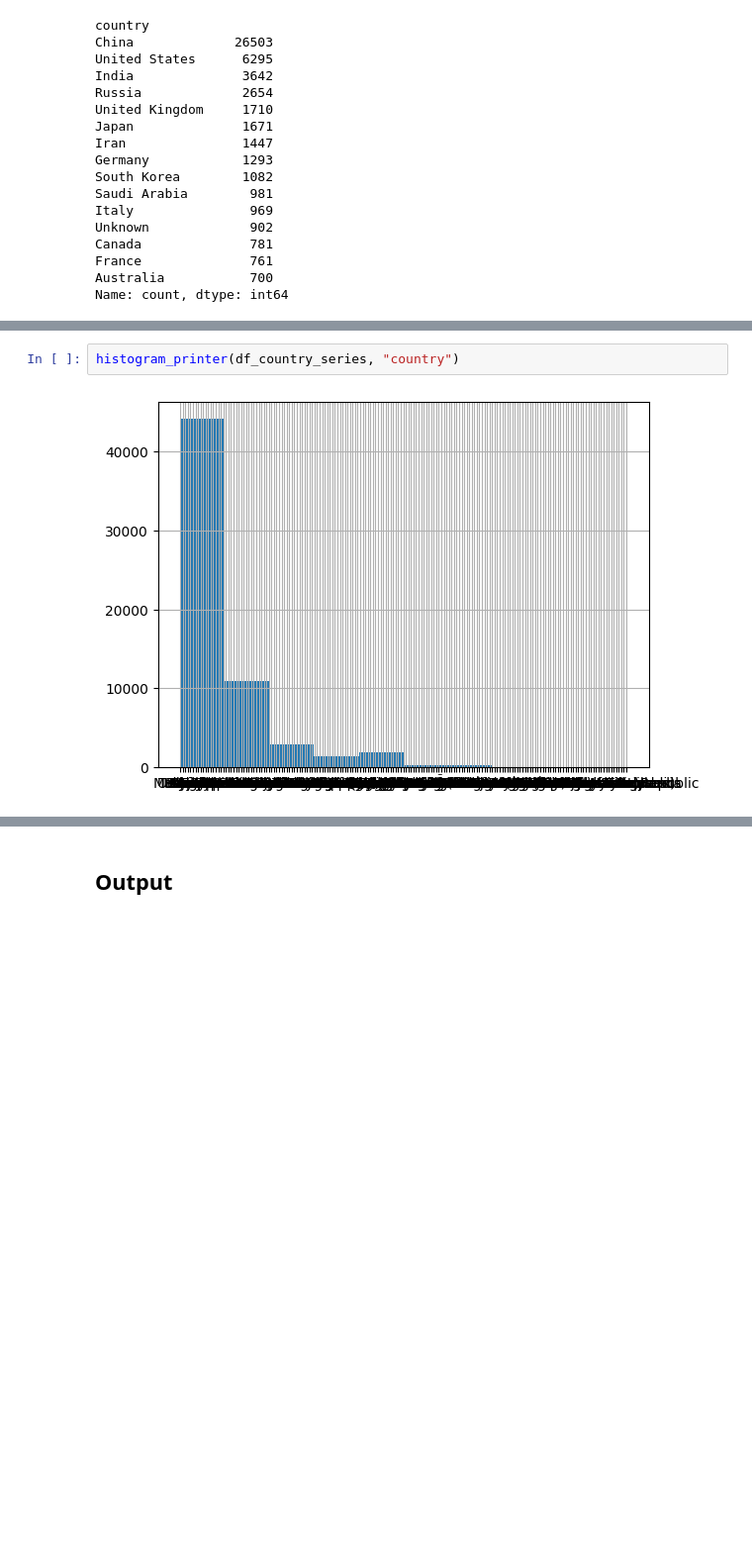
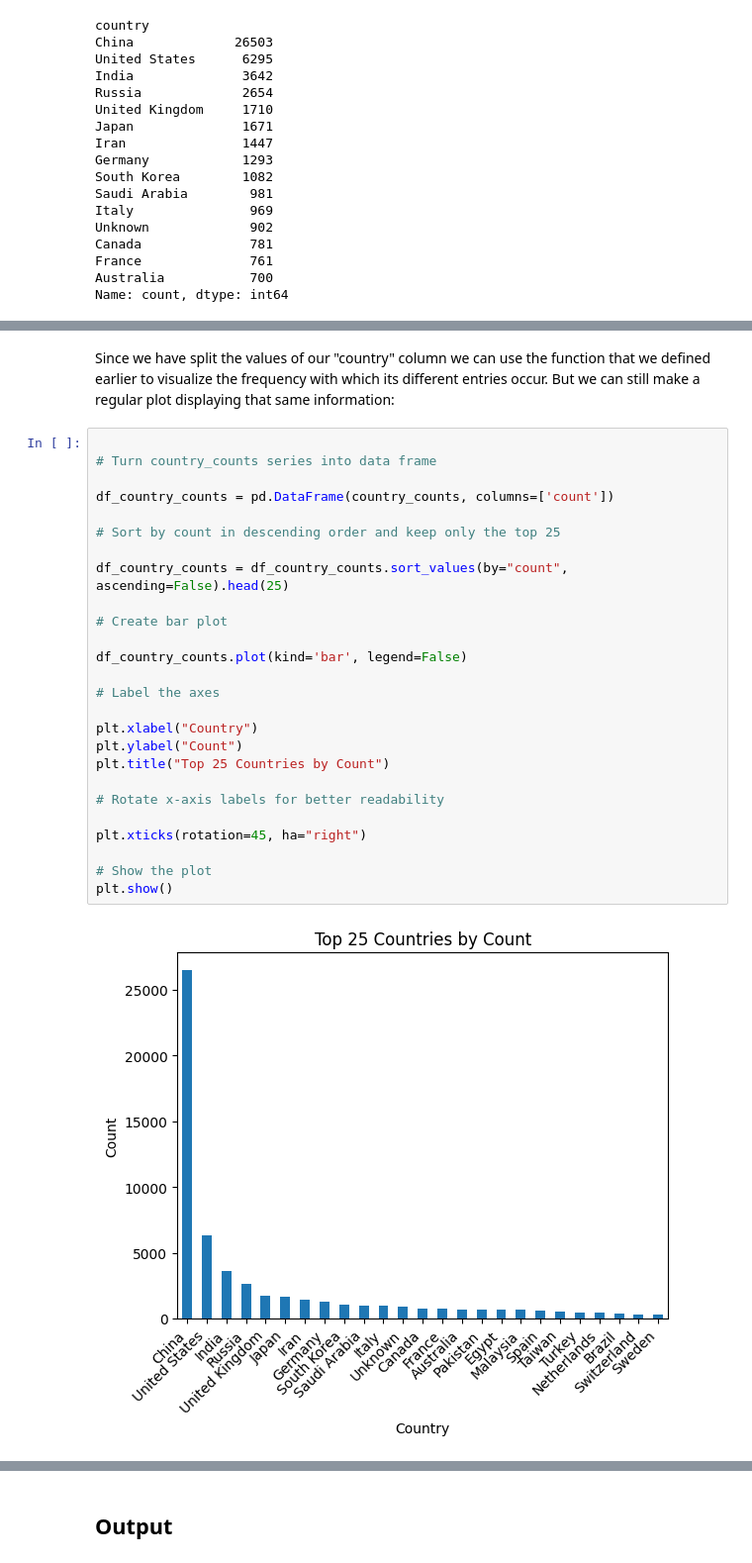
Before and after one commit to pdolano/retraction_project, a Jupyter notebook: 01a_general_data_cleaning.ipynb, the cells around one changed output, grey strips where cells are left out. Shown at 99% size. Drawn from its saved outputs; the diff is of its cells as text; blank space fills up the shorter version.

```diff
--- a/01a_general_data_cleaning.ipynb
+++ b/01a_general_data_cleaning.ipynb
@@ -655,4 +667,31 @@ Zimbabwe: 0.01%
-# %%
-histogram_printer(df_country_series, "country")
-# %% [output]
-[figure, removed]
+# %% [markdown]
+
+Since we have split the values of our "country" column we can use the function that we defined earlier to visualize the frequency with which its different entries occur. But we can still make a regular plot displaying that same information:
+# %%
+
+# Turn country_counts series into data frame
+
+df_country_counts = pd.DataFrame(country_counts, columns=['count'])
+
+# Sort by count in descending order and keep only the top 25
+
+df_country_counts = df_country_counts.sort_values(by="count", ascending=False).head(25)
+
+# Create bar plot
+
+df_country_counts.plot(kind='bar', legend=False)
+
+# Label the axes
+
+plt.xlabel("Country")
+plt.ylabel("Count")
+plt.title("Top 25 Countries by Count")
+
+# Rotate x-axis labels for better readability
+
+plt.xticks(rotation=45, ha="right")
+
+# Show the plot
+plt.show()
+# %% [output]
+[figure, added]
```
Also changed, not shown: parts of 14 cells of this notebook, 1 other file.
